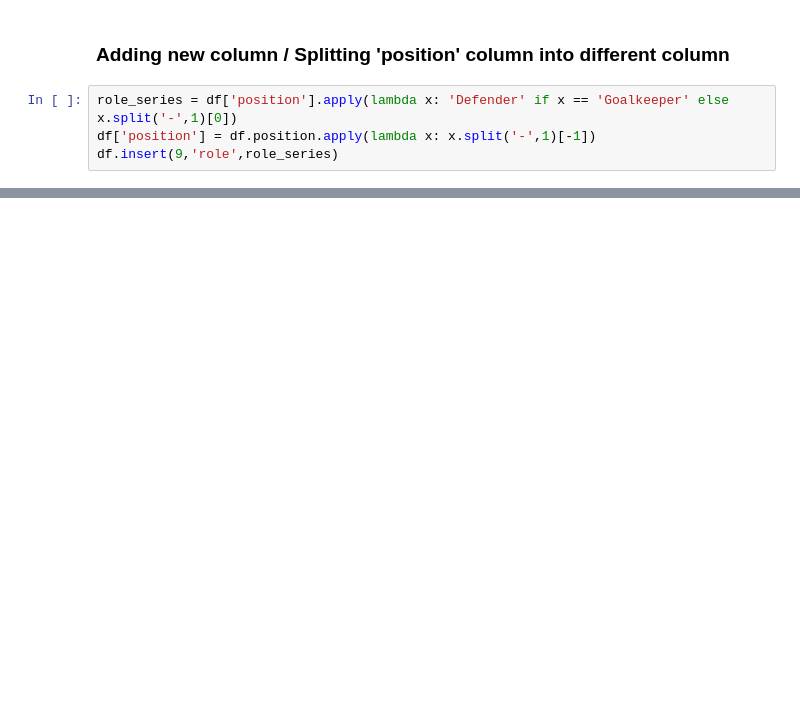
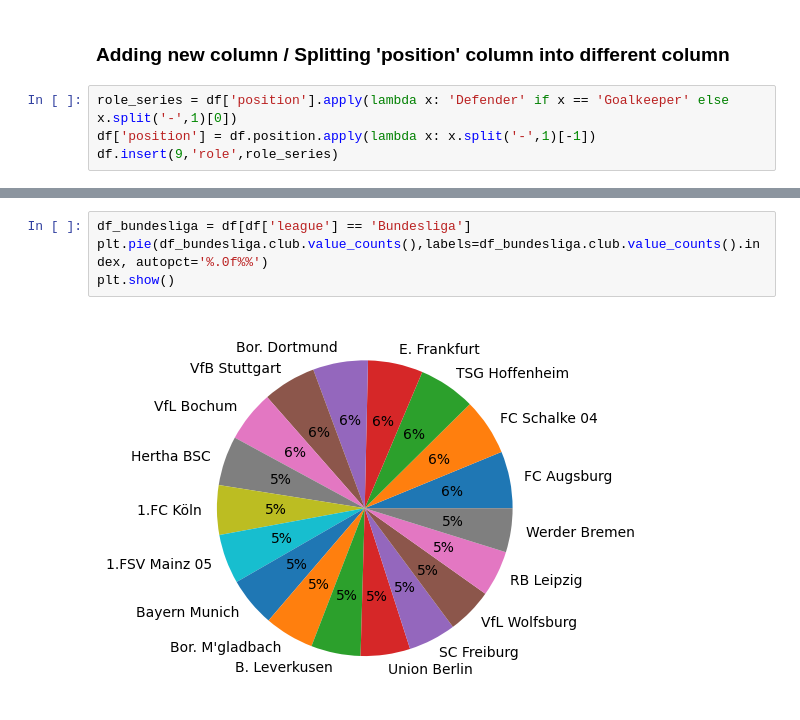
Before and after one commit to JayaWinata/Football-EDA, a Jupyter notebook: Football_EDA.ipynb, the cells around one changed output, grey strips where cells are left out. Cells and saved outputs as stored; diff of their text form; blank space fills up the shorter version.

```diff
--- a/Football_EDA.ipynb
+++ b/Football_EDA.ipynb
@@ -39,0 +67,6 @@ df.insert(9,'role',role_series)
+# %%
+df_bundesliga = df[df['league'] == 'Bundesliga']
+plt.pie(df_bundesliga.club.value_counts(),labels=df_bundesliga.club.value_counts().index, autopct='%.0f%%')
+plt.show()
+# %% [output]
+[figure, added]
```
Also changed, not shown: parts of 16 cells of this notebook.
